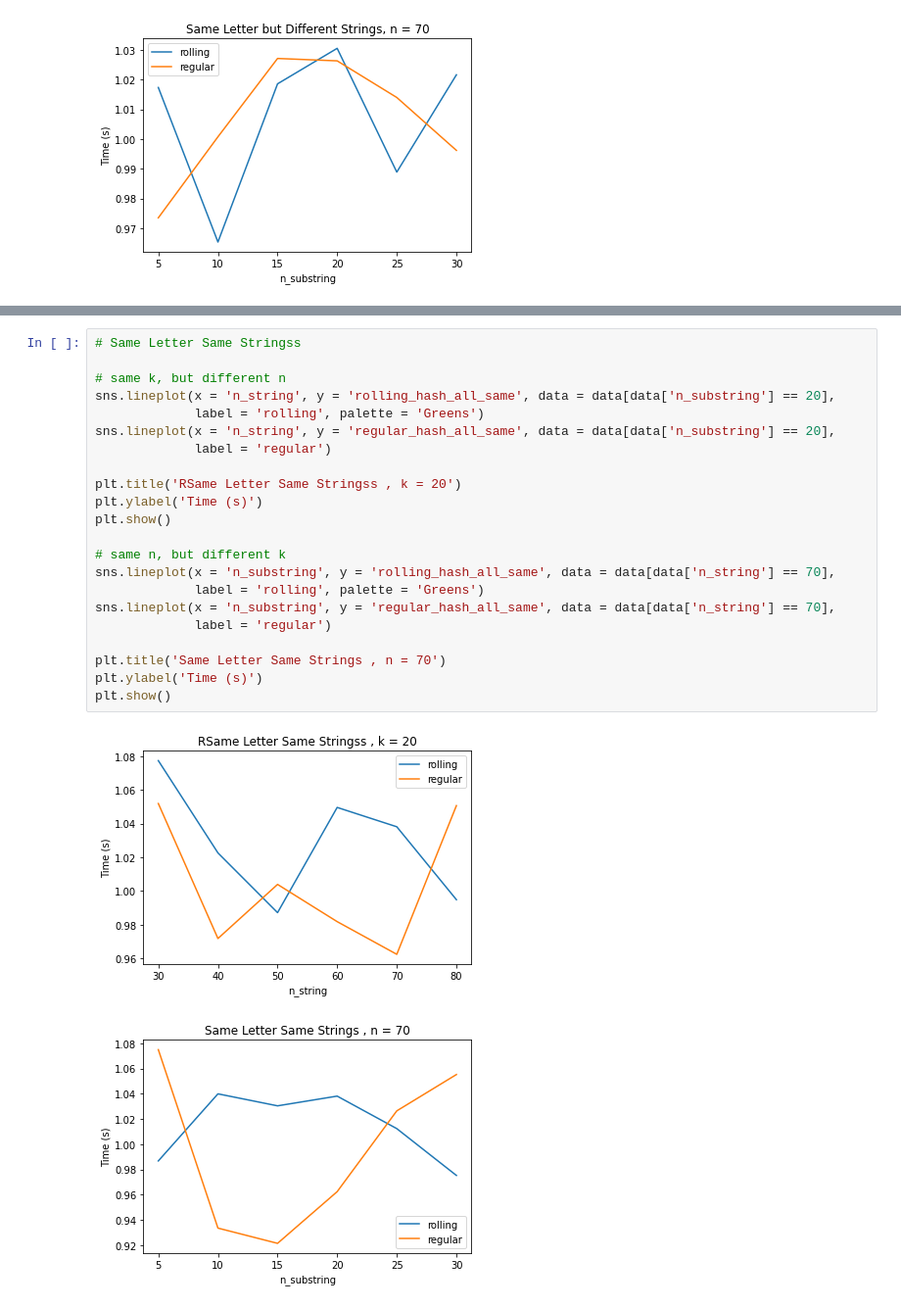
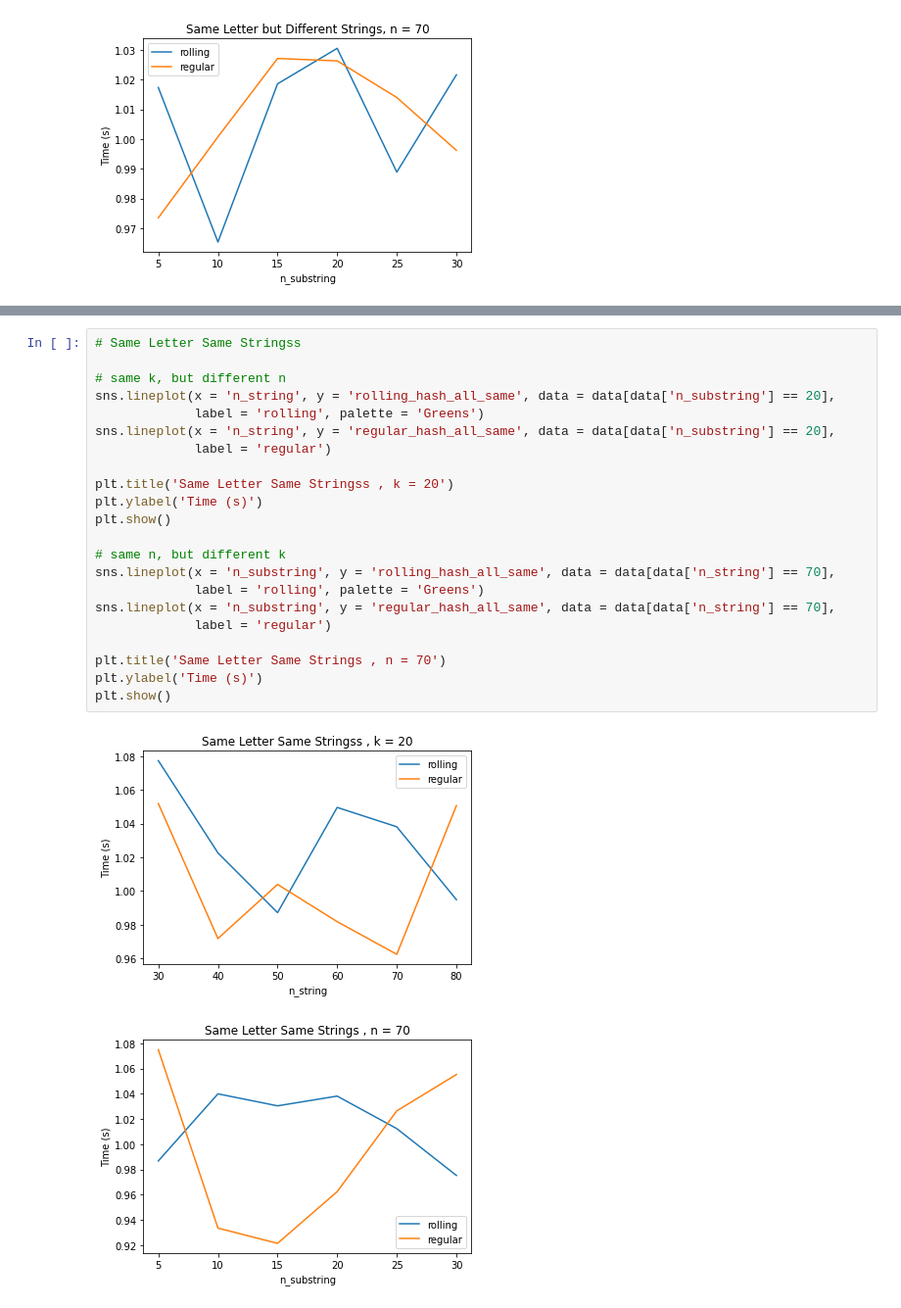
Before and after one commit to mahmud-nobe/CS110_Assignments, a Jupyter notebook: CS110_Final_Project.ipynb, the cells around one changed output, grey strips where cells are left out. Shown at 98% size. Drawn from its saved outputs; the diff is of its cells as text.

```diff
--- a/CS110_Final_Project.ipynb
+++ b/CS110_Final_Project.ipynb
@@ -589,25 +589,25 @@ plt.show()
 # %%
 # Same Letter Same Stringss
 
 # same k, but different n
 sns.lineplot(x = 'n_string', y = 'rolling_hash_all_same', data = data[data['n_substring'] == 20],
              label = 'rolling', palette = 'Greens')
 sns.lineplot(x = 'n_string', y = 'regular_hash_all_same', data = data[data['n_substring'] == 20],
              label = 'regular')
 
-plt.title('RSame Letter Same Stringss , k = 20')
+plt.title('Same Letter Same Stringss , k = 20')
 plt.ylabel('Time (s)')
 plt.show()
 
 # same n, but different k
 sns.lineplot(x = 'n_substring', y = 'rolling_hash_all_same', data = data[data['n_string'] == 70],
              label = 'rolling', palette = 'Greens')
 sns.lineplot(x = 'n_substring', y = 'regular_hash_all_same', data = data[data['n_string'] == 70],
              label = 'regular')
 
 plt.title('Same Letter Same Strings , n = 70')
 plt.ylabel('Time (s)')
 plt.show()
 # %% [output]
-[figure, old version]
+[figure, new version]
 [figure]
```
Also changed, not shown: parts of 1 cell of this notebook.
